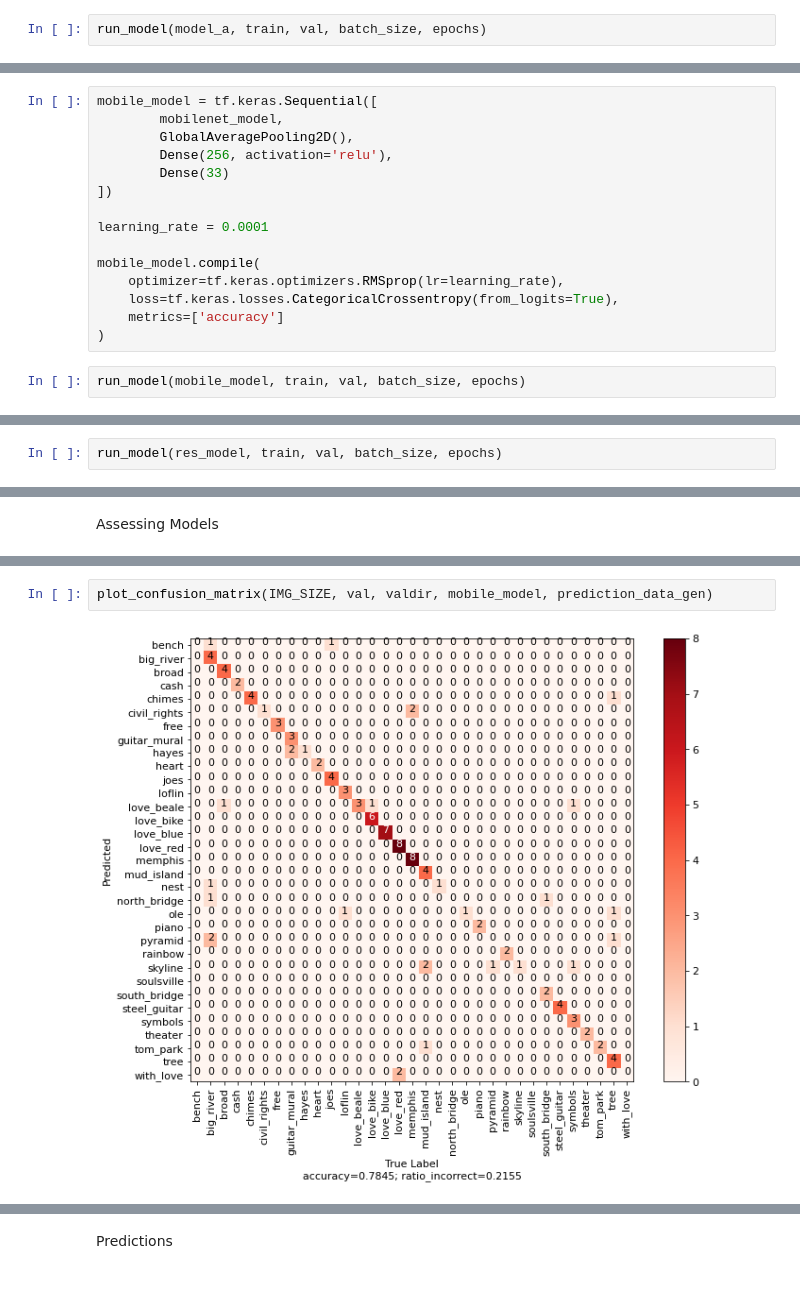
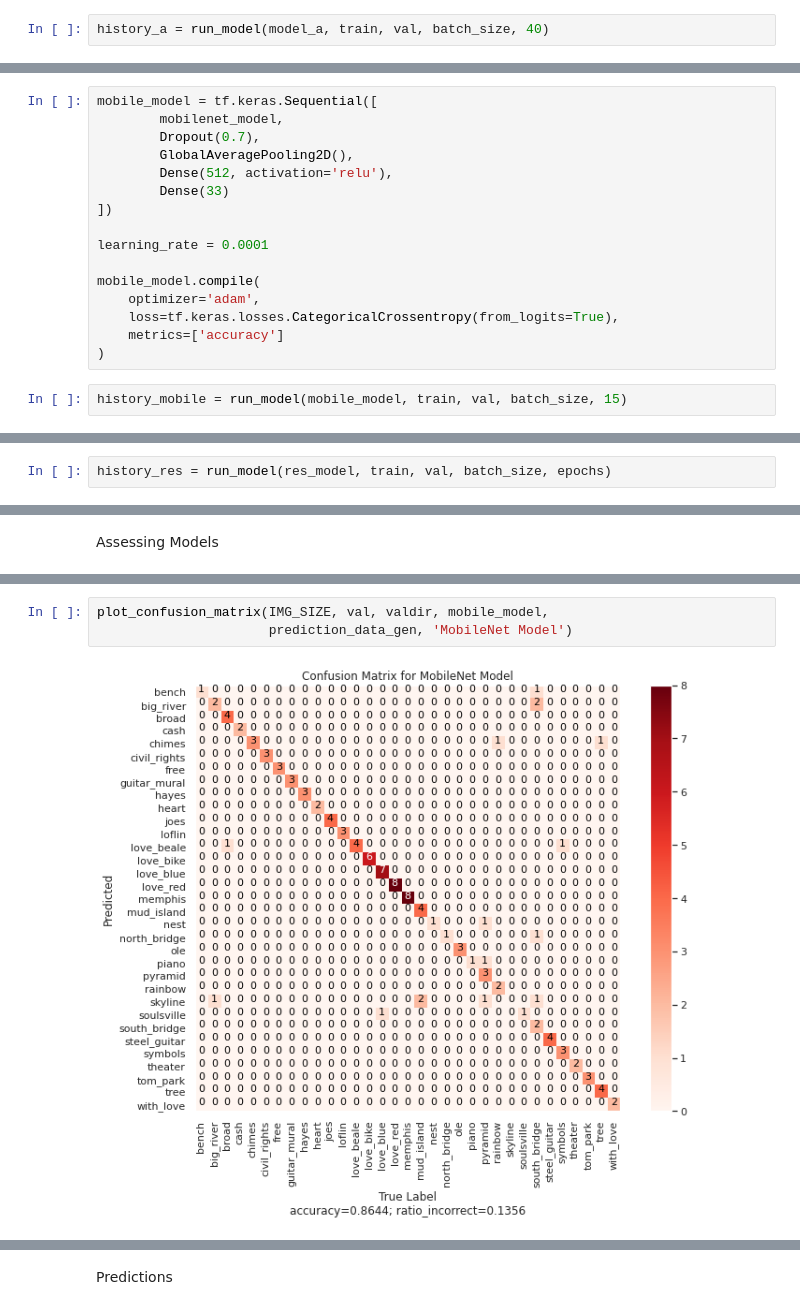
Before and after one commit to gndumbri/Thinkful-Final-Capstone---FindMyPhoto, a Jupyter notebook: Final_Capstone.ipynb, the cells around one changed output, grey strips where cells are left out. Drawn from its saved outputs; the diff is of its cells as text.

```diff
--- a/Final_Capstone.ipynb
+++ b/Final_Capstone.ipynb
@@ -196,5 +301,5 @@ model_a.compile(
     metrics=['accuracy']
 )
 # %%
-run_model(model_a, train, val, batch_size, epochs)
+history_a = run_model(model_a, train, val, batch_size, 40)
 # %% [output]
@@ -231,18 +339,19 @@ Downloading data from https://storage.googleapis.com/tensorflow/keras-applicatio
 # %%
 mobile_model = tf.keras.Sequential([
         mobilenet_model,
+        Dropout(0.7),
         GlobalAveragePooling2D(),
-        Dense(256, activation='relu'),
+        Dense(512, activation='relu'),
         Dense(33)
 ])
 
 learning_rate = 0.0001
 
 mobile_model.compile(
-    optimizer=tf.keras.optimizers.RMSprop(lr=learning_rate),
+    optimizer='adam',
     loss=tf.keras.losses.CategoricalCrossentropy(from_logits=True),
     metrics=['accuracy']
 )
 # %%
-run_model(mobile_model, train, val, batch_size, epochs)
+history_mobile = run_model(mobile_model, train, val, batch_size, 15)
 # %% [output]
@@ -288,6 +401,6 @@ res_model.compile(optimizer='adam',
               metrics=['accuracy']
               )
 # %%
-run_model(res_model, train, val, batch_size, epochs)
+history_res = run_model(res_model, train, val, batch_size, epochs)
 # %% [output]
 Epoch 1/30
@@ -325,5 +442,6 @@ report(IMG_SIZE, val, valdir, model_a, prediction_data_gen)
 # %%
-plot_confusion_matrix(IMG_SIZE, val, valdir, mobile_model, prediction_data_gen)
+plot_confusion_matrix(IMG_SIZE, val, valdir, mobile_model,
+                      prediction_data_gen, 'MobileNet Model')
 # %% [output]
-[figure, old version]
+[figure, new version]
 # %%
```
Also changed, not shown: parts of 32 cells of this notebook.
